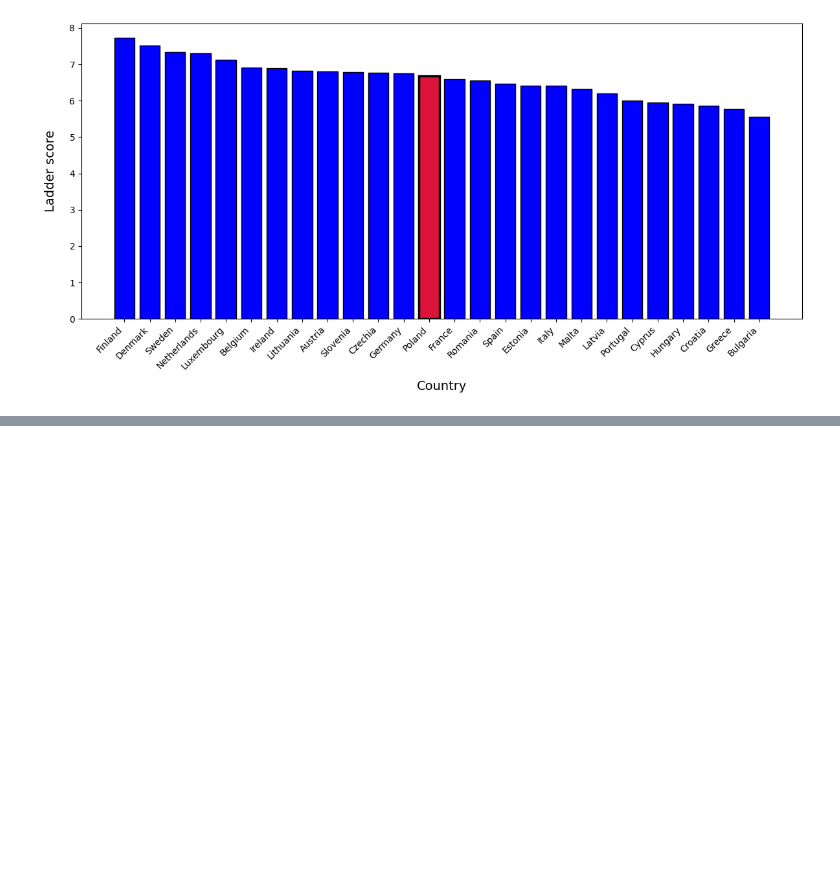
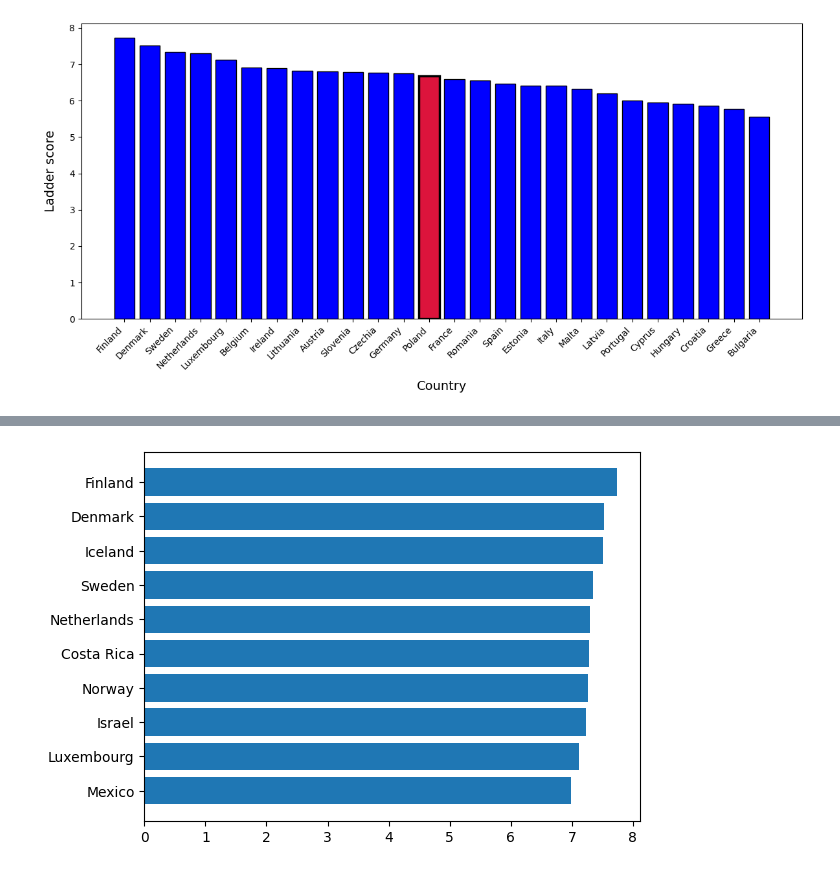
Before and after one commit to matcze/world_happiness, a Jupyter notebook: euro_happiness.ipynb, the cells around one changed output, grey strips where cells are left out. Cells and saved outputs as stored; diff of their text form; code cells hidden in the pictures; blank space fills up the shorter version.

Commit message:
new plot

```diff
--- a/euro_happiness.ipynb
+++ b/euro_happiness.ipynb
@@ -69,0 +72,4 @@ plt.show()
+# %%
+year = 2024
+dataset_top10 = dataset[dataset["Year"] == year].sort_values("Ladder Score", ascending=False).head(10)
+dataset_top10
@@ -69,0 +88,5 @@ plt.show()
+# %%
+plt.barh(dataset_top10["Country"], dataset_top10["Ladder Score"])
+plt.gca().invert_yaxis()
+# %% [output]
+[figure, added]
```
Also changed, not shown: parts of 2 cells of this notebook.
